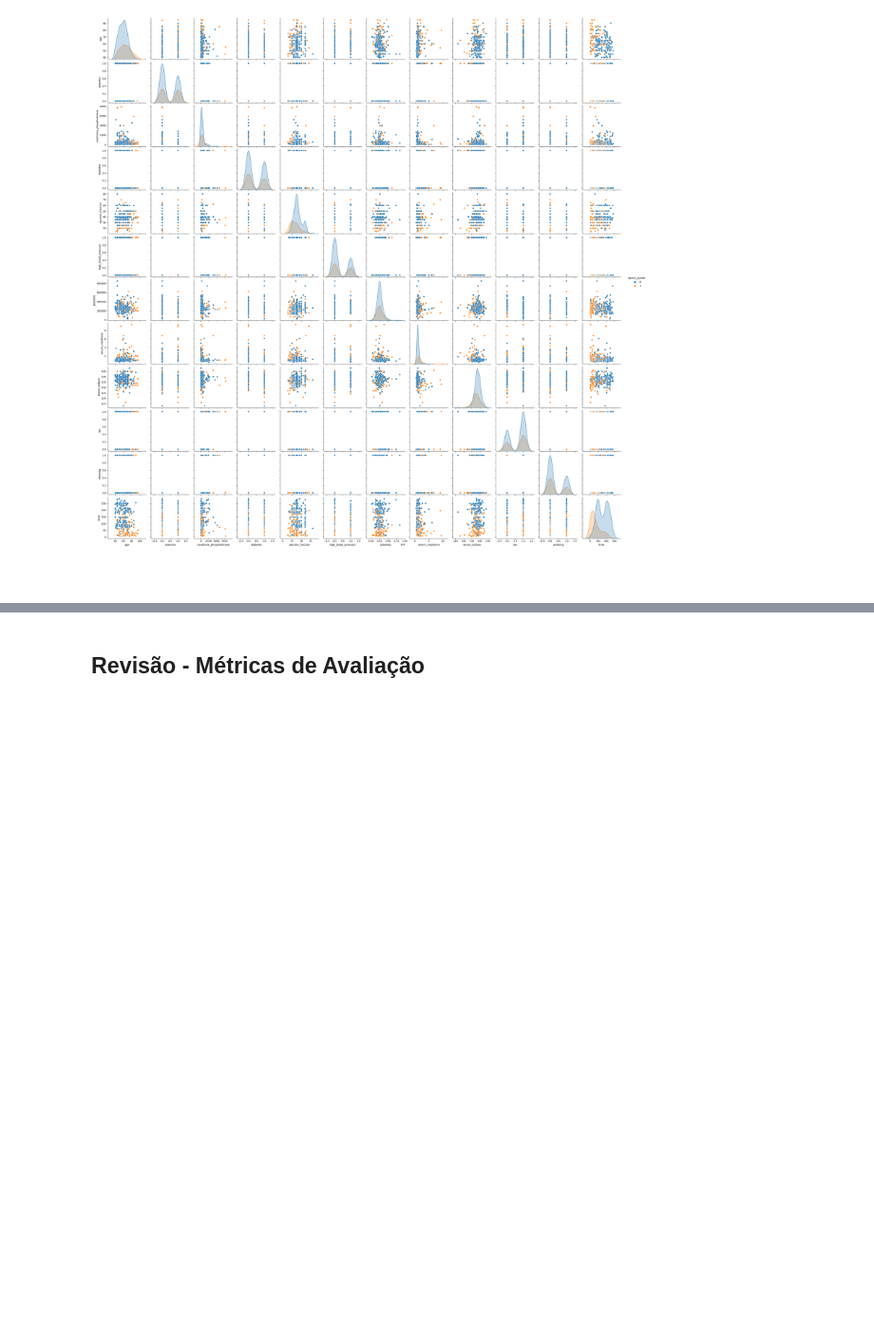
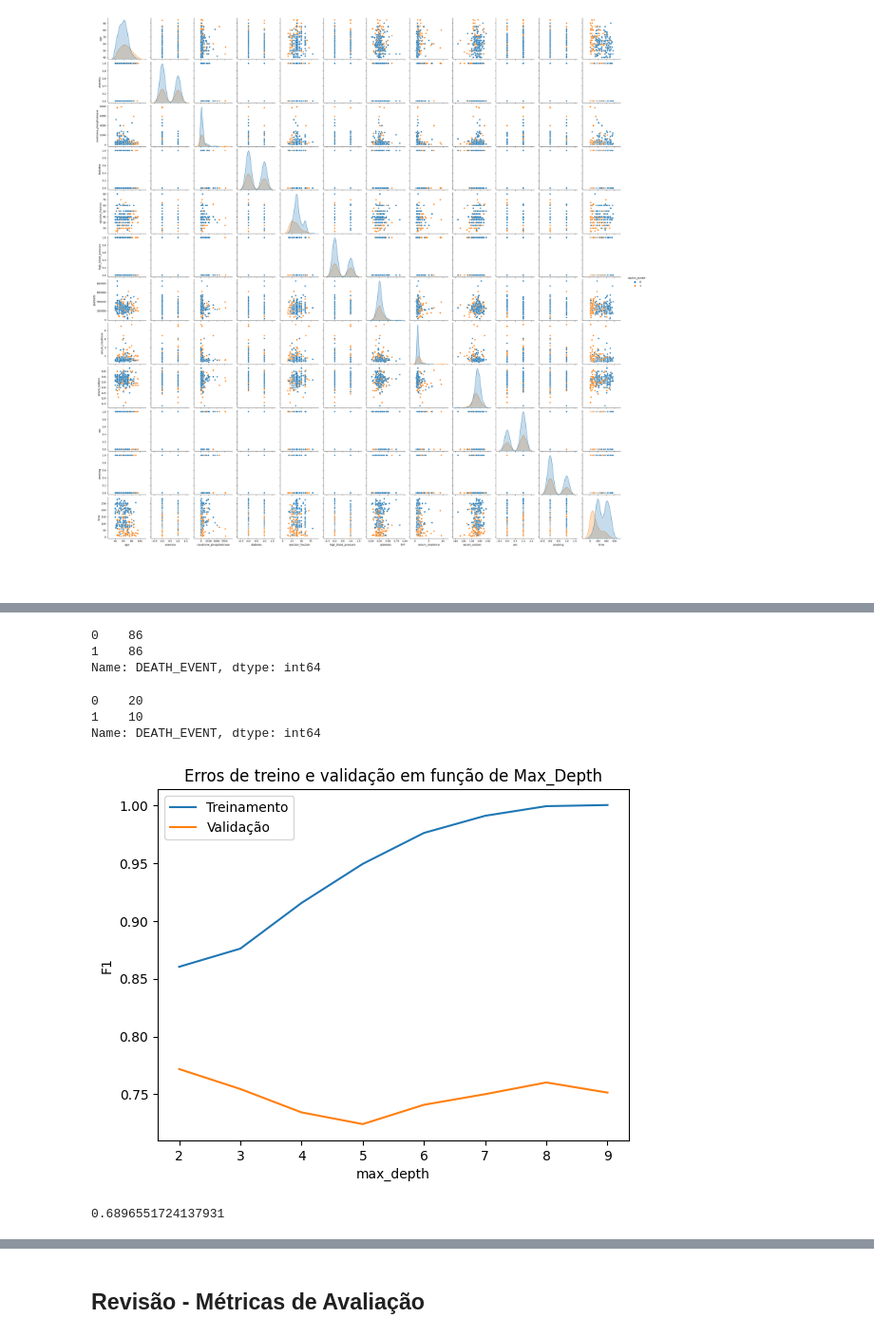
Before and after one commit to gaiogreg/aulas-LC-Safra, a Jupyter notebook: Modulo 8/Aula07.ipynb, the cells around one changed output, grey strips where cells are left out. Shown at 95% size. Saved outputs shown, nothing was run; the diff lists cells and outputs as text; code cells hidden in the pictures; blank space fills up the shorter version.

```diff
--- a/Modulo 8/Aula07.ipynb
+++ b/Modulo 8/Aula07.ipynb
@@ -405,0 +501,3 @@ f1_score(y_test, y_pred)
+# %%
+df_train_0 = df_train[df_train['DEATH_EVENT'] == 0].sample(n=numero_de_y0, replace=False)
+df_train_0.head()
@@ -405,0 +511,3 @@ f1_score(y_test, y_pred)
+# %%
+df_bal_train = pd.concat([df_train_0, df_train_1], axis=0)
+df_bal_train.head()
@@ -405,0 +521,32 @@ f1_score(y_test, y_pred)
+# %%
+df_bal_train['DEATH_EVENT'].value_counts()
+# %% [output]
+0    86
+1    86
+Name: DEATH_EVENT, dtype: int64
+# %%
+y_test.value_counts()
+# %% [output]
+0    20
+1    10
+Name: DEATH_EVENT, dtype: int64
+# %%
+X_train = df_bal_train.drop(columns=['DEATH_EVENT'], axis=1)
+y_train= df_bal_train['DEATH_EVENT']
+# %%
+X_train_sc = StandardScaler().fit_transform(X_train)
+X_test_sc = StandardScaler().fit_transform(X_test)
+# %%
+escolha_hiper(range(2, 10), X_train_sc, y_train)
+# %% [output]
+[figure, added]
+# %%
+estimador = DecisionTreeClassifier(random_state=42, max_depth=8)
+
+estimador.fit(X_train_sc, y_train)
+
+y_pred = estimador.predict(X_test_sc)
+
+f1_score(y_test, y_pred)
+# %% [output]
+0.6896551724137931
```
Also changed, not shown: parts of 29 cells of this notebook, 1 other file.
